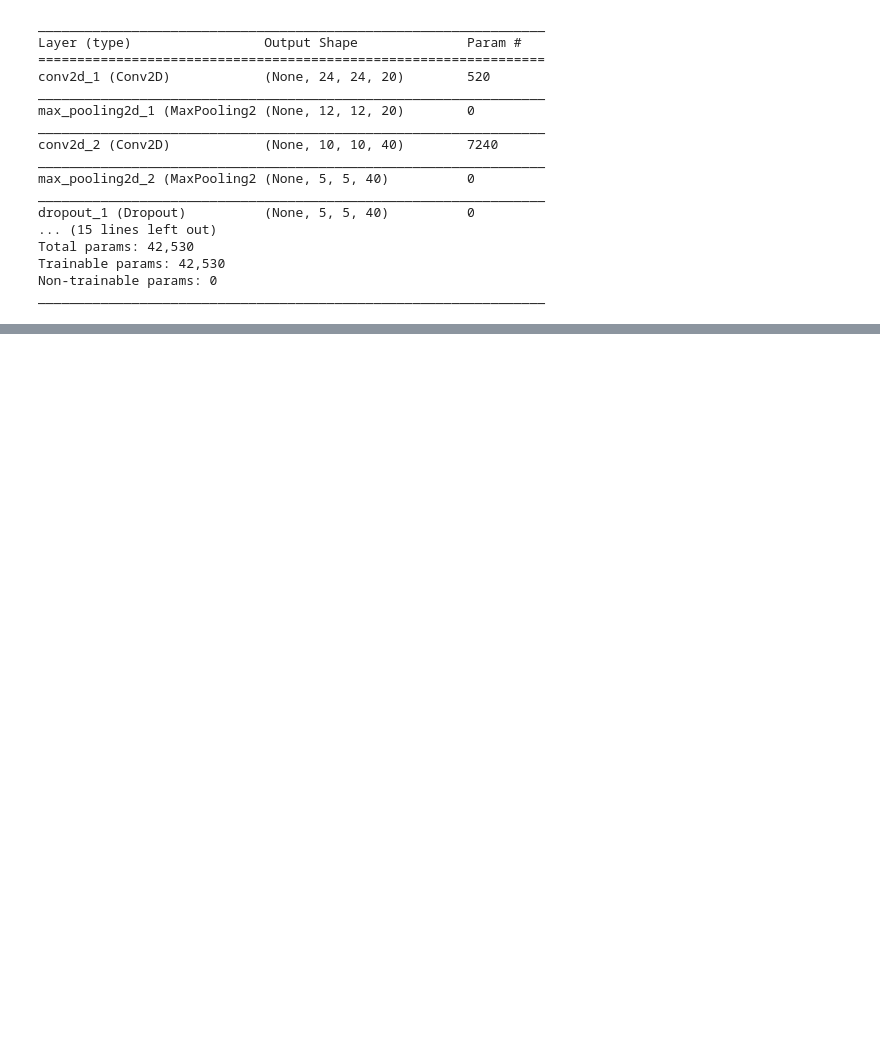
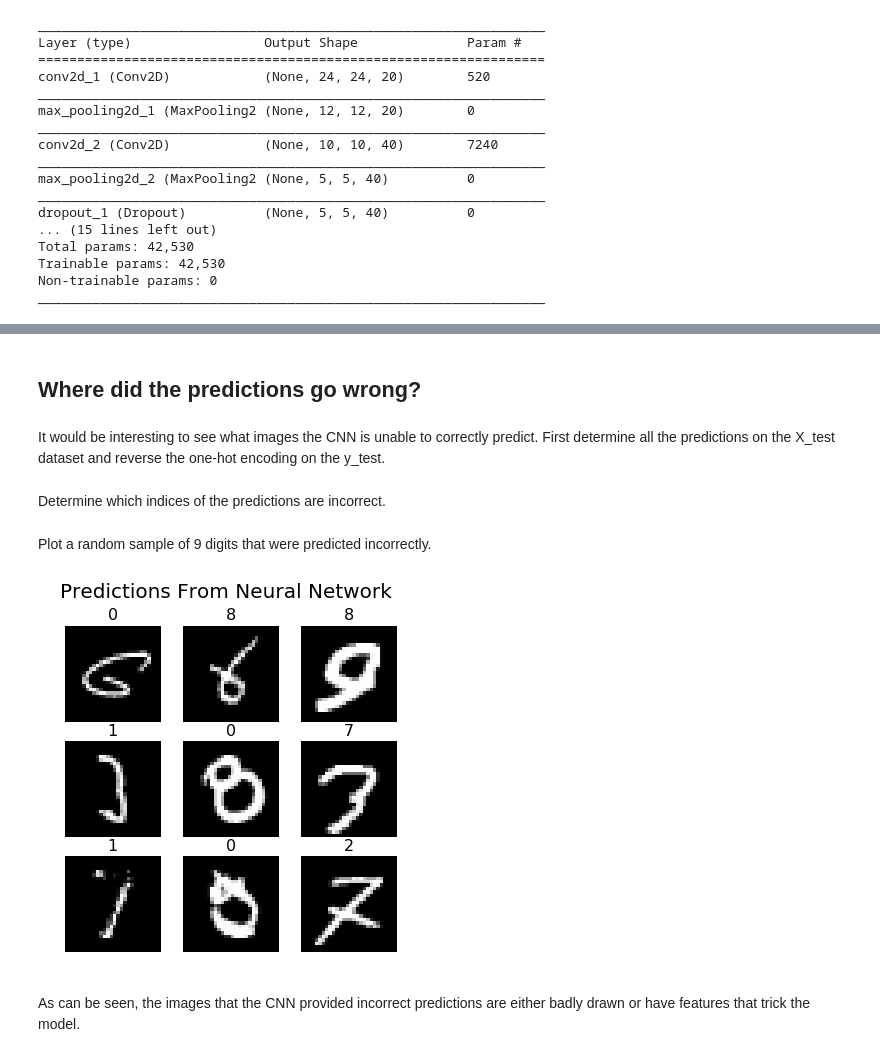
Before and after one commit to dmbentley/mnist, a Jupyter notebook: mnist.ipynb, the cells around one changed output, grey strips where cells are left out. Saved outputs shown, nothing was run; the diff lists cells and outputs as text; code cells hidden in the pictures; blank space fills up the shorter version.

```diff
--- a/mnist.ipynb
+++ b/mnist.ipynb
@@ -348,0 +424,58 @@ second_model.evaluate(X_test, y_test)
+# %% [markdown]
+## Where did the predictions go wrong?
+# %% [markdown]
+It would be interesting to see what images the CNN is unable to correctly predict. First determine all the predictions on the X_test dataset and reverse the one-hot encoding on the y_test.
+# %%
+predictions = second_model.predict(X_test)
+predictions = [np.argmax(x) for x in predictions]
+y_test_digits = [np.argmax(x) for x in y_test]
+# %% [markdown]
+Determine which indices of the predictions are incorrect.
+# %%
+incorrect = []
+
+# Cycle through the indices of the y_test_digits and see if the actual digit matches
+# the prediction
+for i in range(len(y_test_digits)):
+
+    if y_test_digits[i] != predictions[i]:
+
+        incorrect.append(i)
+# %% [markdown]
+Plot a random sample of 9 digits that were predicted incorrectly.
+# %%
+# Obtain a random selection of the incorrect of 9 digit images
+incorrect_sample = sample(incorrect, 9)
+incorrect_sample_copy = incorrect_sample # A copy has been made because pop will be used later
+X_images = X_test[incorrect_sample]
+
+# Determine the predictions of these 9 images
+#predictions_incorrect_sample = predictions[incorrect_sample]
+
+predictions_incorrect_sample = []
+
+for i in incorrect_sample:
+    predictions_incorrect_sample.append(predictions[i])
+
+
+# Create the figure
+fig, ax = plt.subplots(3, 3, figsize=(6,6))
+fig.suptitle('Predictions From Neural Network', fontsize=20)
+
+for i in [0,1,2]:           # loop across the three rows
+    for j in [0,1,2]:       # loop across the three columns
+
+        # Obtain the first or next random index
+        random_index = incorrect_sample.pop(0)
+
+        # Obtain the prediction for this digit
+        digit_prediction = predictions_incorrect_sample.pop(0)
+
+        # Plot the digit and show the prediction
+        ax[i,j].imshow(X_test[random_index].reshape(28,28), interpolation='none')
+        ax[i,j].set_axis_off()
+        ax[i,j].set_title(digit_prediction, fontsize=16)
+# %% [output]
+[figure, added]
+# %% [markdown]
+As can be seen, the images that the CNN provided incorrect predictions are either badly drawn or have features that trick the model.
```
Also changed, not shown: parts of 37 cells of this notebook, 3 other files.
